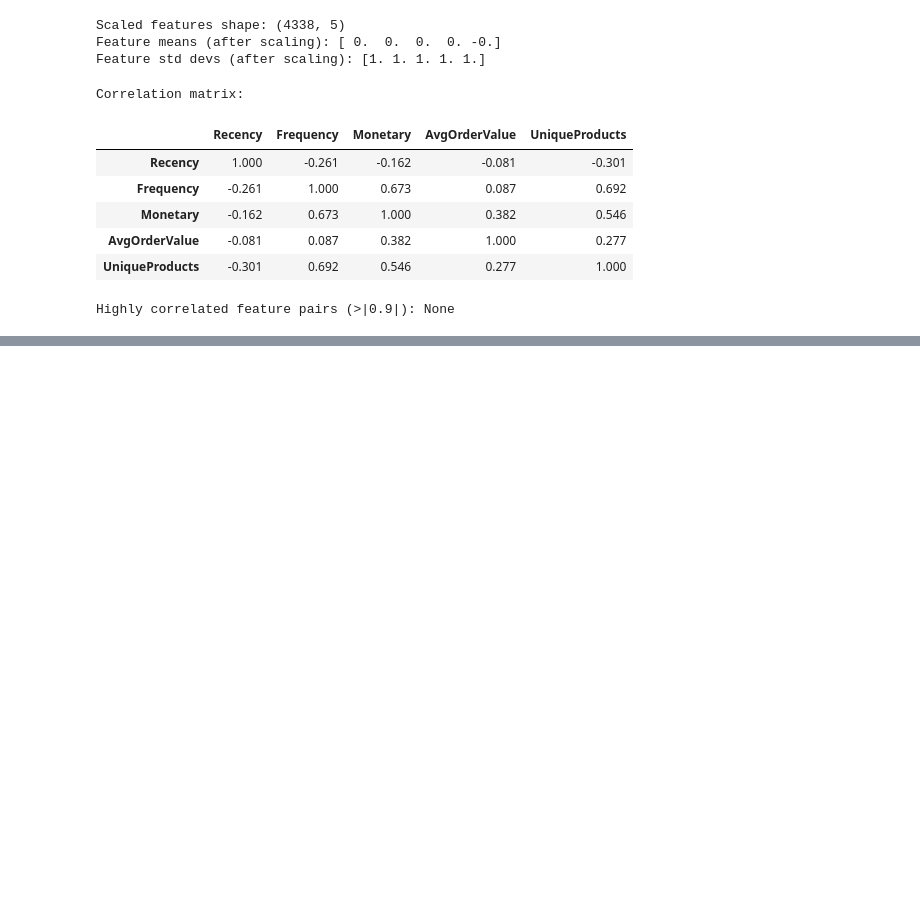
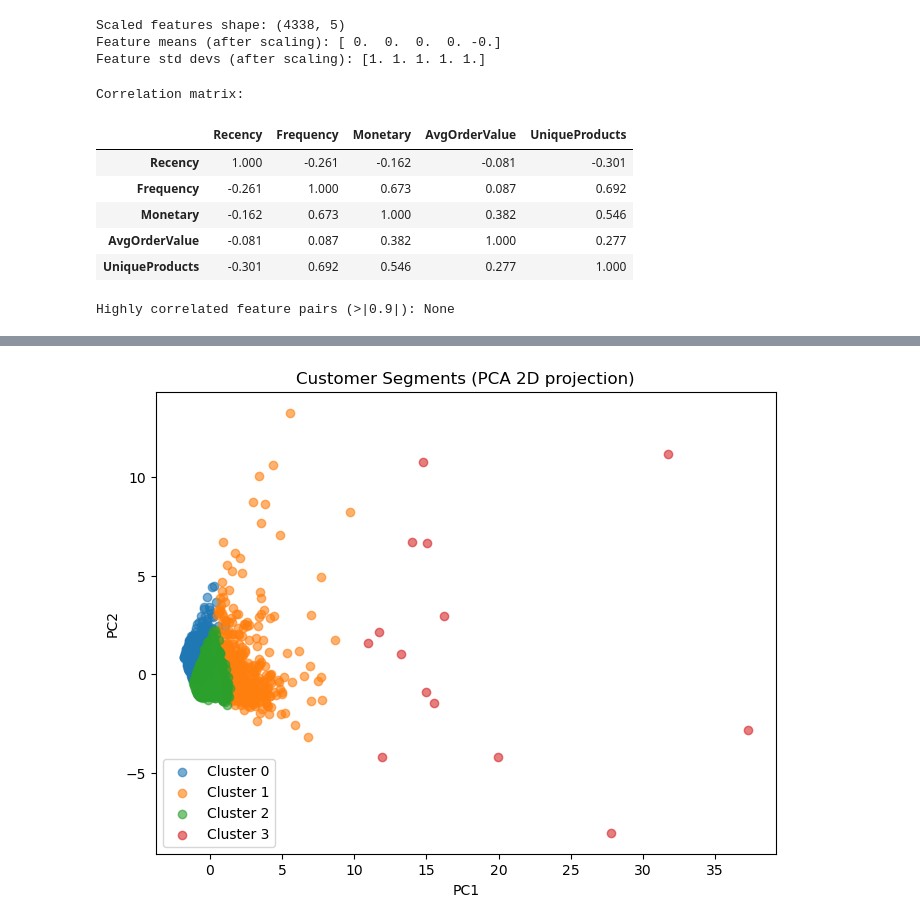
Before and after one commit to fatimahzehra22/customer-segmentation-kmeans_fatimahz, a Jupyter notebook: Jupyter notebook_cleaned data_Features_Engineered_fatimahz.ipynb, the cells around one changed output, grey strips where cells are left out. Cells and saved outputs as stored; diff of their text form; code cells hidden in the pictures; blank space fills up the shorter version.

```diff
--- a/Jupyter notebook_cleaned data_Features_Engineered_fatimahz.ipynb
+++ b/Jupyter notebook_cleaned data_Features_Engineered_fatimahz.ipynb
@@ -391,0 +420,10 @@ Highly correlated feature pairs (>|0.9|): None
+# %%
+# Cell 10: Run KMeans with optimal k (4)
+from sklearn.cluster import KMeans
+
+optimal_k = 4  # chosen from elbow method
+kmeans = KMeans(n_clusters=optimal_k, random_state=42, n_init=10)
+rfm['Cluster'] = kmeans.fit_predict(X_scaled)
+
+print("Cluster counts:")
+print(rfm['Cluster'].value_counts())
@@ -391,0 +438,21 @@ Highly correlated feature pairs (>|0.9|): None
+# %%
+# Cell 11: Visualize clusters using PCA
+from sklearn.decomposition import PCA
+import matplotlib.pyplot as plt
+
+# Reduce scaled features to 2D
+pca = PCA(n_components=2)
+X_pca = pca.fit_transform(X_scaled)
+
+plt.figure(figsize=(8,6))
+for c in sorted(rfm['Cluster'].unique()):
+    plt.scatter(X_pca[rfm['Cluster']==c, 0],
+                X_pca[rfm['Cluster']==c, 1],
+                label=f"Cluster {c}", alpha=0.6)
+plt.xlabel("PC1")
+plt.ylabel("PC2")
+plt.title("Customer Segments (PCA 2D projection)")
+plt.legend()
+plt.show()
+# %% [output]
+[figure, added]
```
Also changed, not shown: parts of 7 cells of this notebook.
